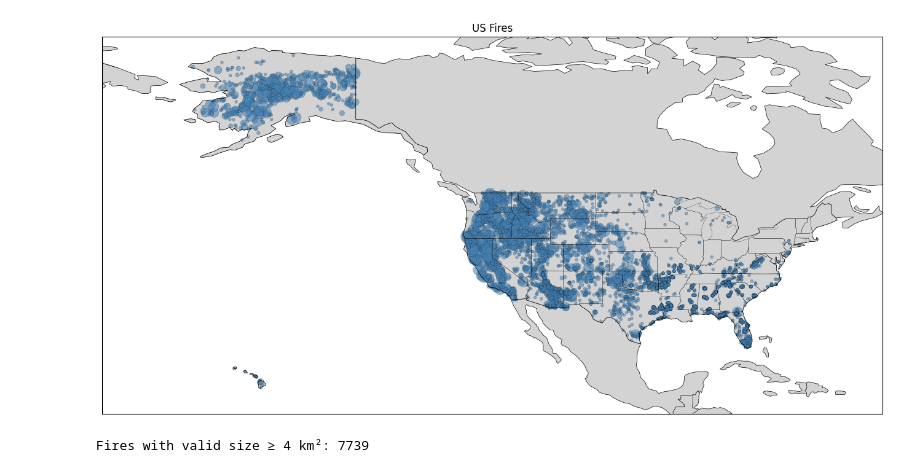
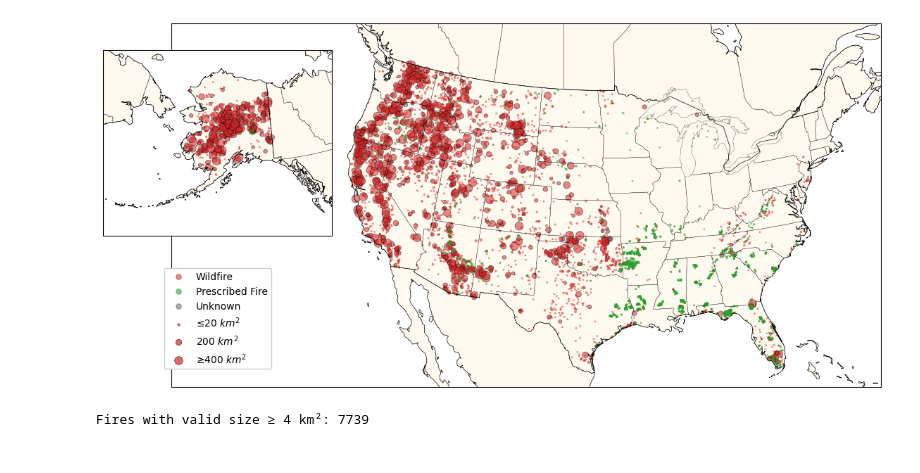
Before and after one commit to aryarksub/FireCube, a Jupyter notebook: src/util/vis_util/plots.ipynb, the cells around one changed output. Drawn from its saved outputs; the diff is of its cells as text; code cells hidden in the pictures.

Commit message:
Added caldor plots notebook + fire map plot

```diff
--- a/src/util/vis_util/plots.ipynb
+++ b/src/util/vis_util/plots.ipynb
@@ -63,51 +63,101 @@ import matplotlib.pyplot as plt
 import cartopy.crs as ccrs
 import cartopy.feature as cfeature
 
-df["lon_mid"] = (pd.to_numeric(df["lon0"], errors="coerce") + pd.to_numeric(df["lon1"], errors="coerce")) / 2.0
-df["lat_mid"] = (pd.to_numeric(df["lat0"], errors="coerce") + pd.to_numeric(df["lat1"], errors="coerce")) / 2.0
+df_wt = pd.read_csv('../../../inputData/fireslist2012-2024_withtype.csv')
 
-lon = df["lon_mid"].to_numpy(copy=True)
+df_wt["lon_mid"] = (pd.to_numeric(df_wt["lon0"], errors="coerce") + pd.to_numeric(df_wt["lon1"], errors="coerce")) / 2.0
+df_wt["lat_mid"] = (pd.to_numeric(df_wt["lat0"], errors="coerce") + pd.to_numeric(df_wt["lat1"], errors="coerce")) / 2.0
+
+lon = df_wt["lon_mid"].to_numpy(copy=True)
 lon = np.where(lon > 180, lon - 360, lon)
-df["lon_mid"] = lon
+df_wt["lon_mid"] = lon
 
-valid = df["lon_mid"].between(-180, 180) & df["lat_mid"].between(-90, 90)
-plot_df = df.loc[valid].copy()
+valid = df_wt["lon_mid"].between(-180, 180) & df_wt["lat_mid"].between(-90, 90)
+plot_df = df_wt.loc[valid].copy()
 
 raw_sizes = pd.to_numeric(plot_df["BurnBndAc"], errors="ignore") if "BurnBndAc" in plot_df.columns else None
 if raw_sizes is None or not np.issubdtype(raw_sizes.dtype, np.number):
     sizes = np.full(len(plot_df), 20.0)  # constant if area missing
 else:
     s = raw_sizes.clip(lower=0)
     lo, hi = s.quantile(0.02), s.quantile(0.98)
     s = s.clip(lower=lo, upper=hi)
-    sizes = (s / (hi if hi > 0 else 1.0)) * 150.0
-    sizes = np.maximum(sizes, 12.0) # min visible size
+    sizes = (s / (hi if hi > 0 else 1.0)) * 70.0
+    sizes = np.maximum(sizes, 4) # min visible size
+    sizes = np.where(plot_df["Incid_Type"] == "Prescribed Fir", 4, sizes)
 
+#add colors for fire type
+color_map = {
+    "Wildfire": "tab:red",
+    "Prescribed Fire": "tab:green",
+    "Unknown": "dimgray"
+}
+colors = plot_df["Incid_Type"].map(color_map).fillna("dimgray").to_numpy()
+#add lines only for large fires
+linewidths = np.where(sizes > 10, 0.5, 0)
+
+#PLOT CONUS
 fig = plt.figure(figsize=(13, 6.8))
-ax = plt.axes(projection=ccrs.PlateCarree())
-ax.set_extent([-180, -60, 15, 73], crs=ccrs.PlateCarree())
+#ax = plt.axes(projection=ccrs.epsg(9311))
+#ax.set_extent([-135, -75, 23, 53], crs=ccrs.PlateCarree())
+ax = plt.axes(projection=ccrs.LambertConformal(central_longitude=-96))
+ax.set_extent([-135, -72, 24, 49], crs=ccrs.PlateCarree())
+
+akax = fig.add_axes([0.05, 0.4, 0.25, 0.45], projection=ccrs.LambertConformal(central_longitude=-150))
+akax.set_extent([-180, -130, 50, 72], crs=ccrs.PlateCarree())
 
 # Basemap
-ax.add_feature(cfeature.LAND, facecolor="lightgray")
+ax.add_feature(cfeature.LAND, facecolor="floralwhite")
 ax.add_feature(cfeature.COASTLINE, linewidth=0.5)
 ax.add_feature(cfeature.BORDERS, linewidth=0.5)
 try:
     ax.add_feature(cfeature.STATES, linewidth=0.2)
 except Exception:
     pass
 
+#Alaska Basemap
+akax.add_feature(cfeature.LAND, facecolor="floralwhite")
+akax.add_feature(cfeature.COASTLINE, linewidth=0.5)
+akax.add_feature(cfeature.BORDERS, linewidth=0.5)
+try:
+    akax.add_feature(cfeature.STATES, linewidth=0.2)
+except Exception:
+    pass
+
+#Plot fires
 ax.scatter(
     plot_df["lon_mid"], plot_df["lat_mid"],
-    s=sizes, alpha=0.55, color="steelblue",
-    linewidths=0.2, edgecolors="black",
+    s=sizes, alpha=0.55, color=colors,
+    linewidths=linewidths, edgecolors="black",
+    transform=ccrs.PlateCarree()
+)
+akax.scatter(
+    plot_df["lon_mid"], plot_df["lat_mid"],
+    s=sizes, alpha=0.55, color=colors,
+    linewidths=linewidths, edgecolors="black",
     transform=ccrs.PlateCarree()
 )
 
-ax.set_title("US Fires")
-plt.tight_layout()
+#make legend
+wildfire = plt.scatter([], [], color='tab:red', label='Wildfire', s=28, alpha=0.55)
+prescribed = plt.scatter([], [], color='tab:green', label='Prescribed Fire', s=28, alpha=0.55)
+unknown = plt.scatter([], [], color='dimgray', label='Unknown', s=28, alpha=0.55)
+small = plt.scatter([], [], color='tab:red', label=r'≤20 $km^{2}$', s=4, alpha=0.7)
+medium = plt.scatter([], [], color='tab:red', label=r'200 $km^{2}$', s=37, alpha=0.7, linewidth=0.5, edgecolor="black")
+large = plt.scatter([], [], color='tab:red', label=r'≥400 $km^{2}$', s=70, alpha=0.7, linewidth=0.5, edgecolor="black")
+
+ax.legend(
+    handles=[wildfire, prescribed, unknown, small, medium, large],
+    loc=(-0.01,0.05),
+    frameon=True,
+    facecolor='white',
+    framealpha=1
+)
+
 plt.show()
+#plt.savefig("US_fire_map.png", dpi=300)
 # %% [output]
-[figure, old version]
+[figure, new version]
 # %%
 import numpy as np
 import pandas as pd
```
Also changed, not shown: 2 other files.
